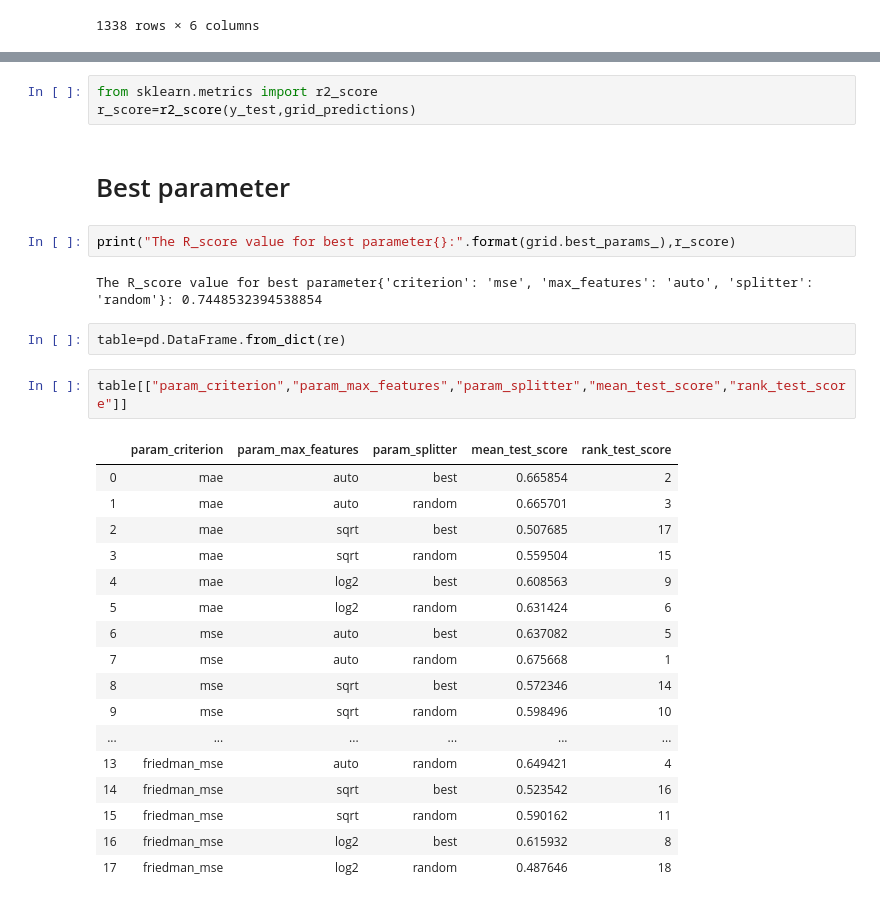
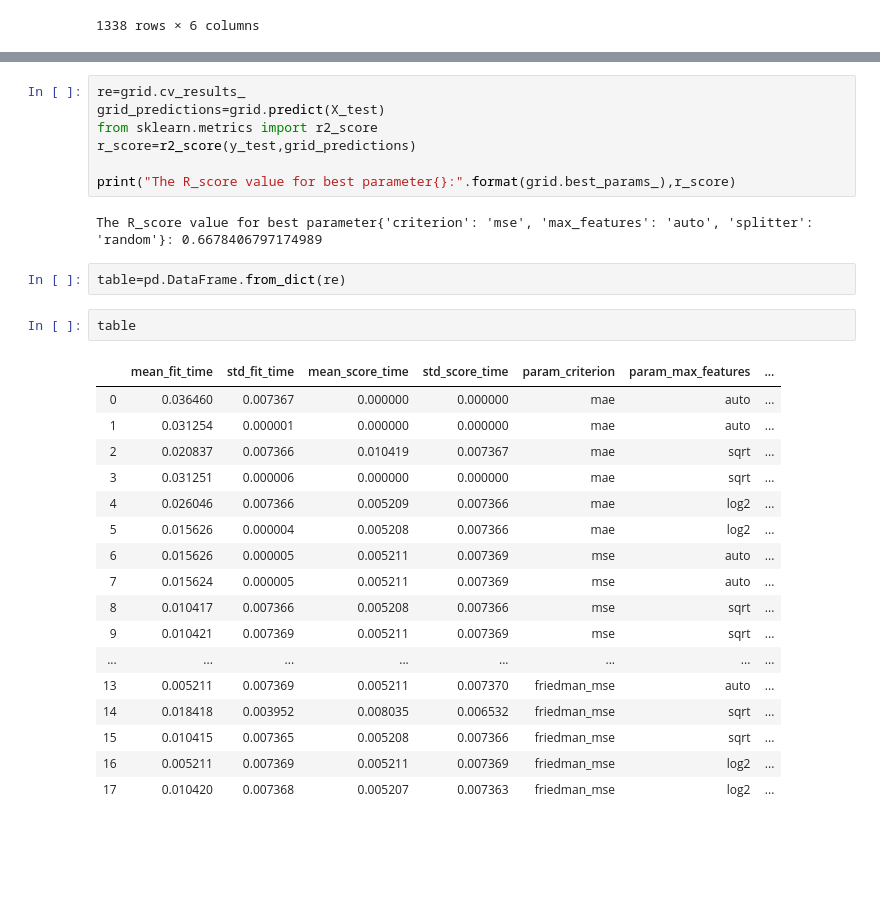
Before and after one commit to VijaiRamesh/Machine-Learning, a Jupyter notebook: Vijai R-Assignment - 5 GridSearch-DT.ipynb, the cells around one changed output, grey strips where cells are left out. Saved outputs shown, nothing was run; the diff lists cells and outputs as text; blank space fills up the shorter version.

```diff
--- a/Vijai R-Assignment - 5 GridSearch-DT.ipynb
+++ b/Vijai R-Assignment - 5 GridSearch-DT.ipynb
@@ -102,34 +89,34 @@ grid_predictions=grid.predict(X_test)
-# %%
-from sklearn.metrics import r2_score
-r_score=r2_score(y_test,grid_predictions)
-# %% [markdown]
-# Best parameter
 # %%
+re=grid.cv_results_
+grid_predictions=grid.predict(X_test)
+from sklearn.metrics import r2_score
+r_score=r2_score(y_test,grid_predictions)
+
 print("The R_score value for best parameter{}:".format(grid.best_params_),r_score)
 # %% [output]
-The R_score value for best parameter{'criterion': 'mse', 'max_features': 'auto', 'splitter': 'random'}: 0.7448532394538854
+The R_score value for best parameter{'criterion': 'mse', 'max_features': 'auto', 'splitter': 'random'}: 0.6678406797174989
 # %%
 table=pd.DataFrame.from_dict(re)
-# %%
-table[["param_criterion","param_max_features","param_splitter","mean_test_score","rank_test_score"]]
-# %% [output]
-|  | param_criterion | param_max_features | param_splitter | mean_test_score | rank_test_score |
-| 0 | mae | auto | best | 0.665854 | 2 |
-| 1 | mae | auto | random | 0.665701 | 3 |
-| 2 | mae | sqrt | best | 0.507685 | 17 |
-| 3 | mae | sqrt | random | 0.559504 | 15 |
-| 4 | mae | log2 | best | 0.608563 | 9 |
-| 5 | mae | log2 | random | 0.631424 | 6 |
-| 6 | mse | auto | best | 0.637082 | 5 |
-| 7 | mse | auto | random | 0.675668 | 1 |
-| 8 | mse | sqrt | best | 0.572346 | 14 |
-| 9 | mse | sqrt | random | 0.598496 | 10 |
-| ... | ... | ... | ... | ... | ... |
-| 13 | friedman_mse | auto | random | 0.649421 | 4 |
-| 14 | friedman_mse | sqrt | best | 0.523542 | 16 |
-| 15 | friedman_mse | sqrt | random | 0.590162 | 11 |
-| 16 | friedman_mse | log2 | best | 0.615932 | 8 |
-| 17 | friedman_mse | log2 | random | 0.487646 | 18 |
+# %%
+table
+# %% [output]
+|  | mean_fit_time | std_fit_time | mean_score_time | std_score_time | param_criterion | param_max_features | ... |
+| 0 | 0.036460 | 0.007367 | 0.000000 | 0.000000 | mae | auto | ... |
+| 1 | 0.031254 | 0.000001 | 0.000000 | 0.000000 | mae | auto | ... |
+| 2 | 0.020837 | 0.007366 | 0.010419 | 0.007367 | mae | sqrt | ... |
+| 3 | 0.031251 | 0.000006 | 0.000000 | 0.000000 | mae | sqrt | ... |
+| 4 | 0.026046 | 0.007366 | 0.005209 | 0.007366 | mae | log2 | ... |
+| 5 | 0.015626 | 0.000004 | 0.005208 | 0.007366 | mae | log2 | ... |
+| 6 | 0.015626 | 0.000005 | 0.005211 | 0.007369 | mse | auto | ... |
+| 7 | 0.015624 | 0.000005 | 0.005211 | 0.007369 | mse | auto | ... |
+| 8 | 0.010417 | 0.007366 | 0.005208 | 0.007366 | mse | sqrt | ... |
+| 9 | 0.010421 | 0.007369 | 0.005211 | 0.007369 | mse | sqrt | ... |
+| ... | ... | ... | ... | ... | ... | ... | ... |
+| 13 | 0.005211 | 0.007369 | 0.005211 | 0.007370 | friedman_mse | auto | ... |
+| 14 | 0.018418 | 0.003952 | 0.008035 | 0.006532 | friedman_mse | sqrt | ... |
+| 15 | 0.010415 | 0.007365 | 0.005208 | 0.007366 | friedman_mse | sqrt | ... |
+| 16 | 0.005211 | 0.007369 | 0.005211 | 0.007369 | friedman_mse | log2 | ... |
+| 17 | 0.010420 | 0.007368 | 0.005207 | 0.007363 | friedman_mse | log2 | ... |
 # %%
 age_input,bmi_input,childern_input,sex_male,smoker_yes=int(input("Enter the Age: ")),int(input("Enter the BMI: ")),int(input("Enter the Children: ")),int(input("Enter the Sex Male 0 or Female 1: ")),int(input("Enter Smoker YES 0 or NO 1: "))
 # %% [output]
```
Also changed, not shown: parts of 19 cells of this notebook, 9 other files.
